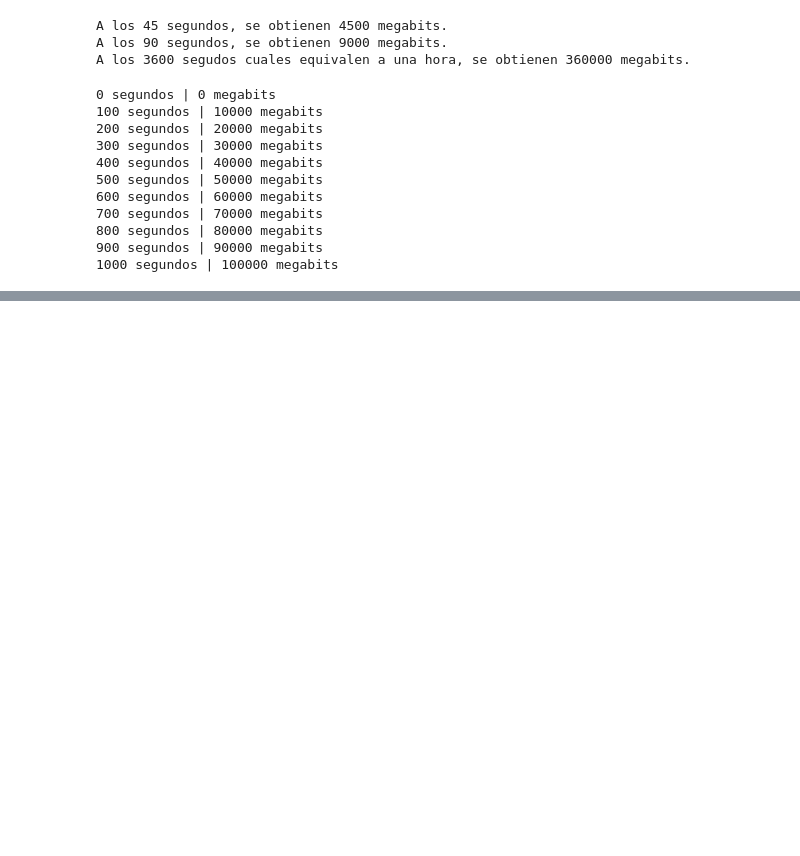
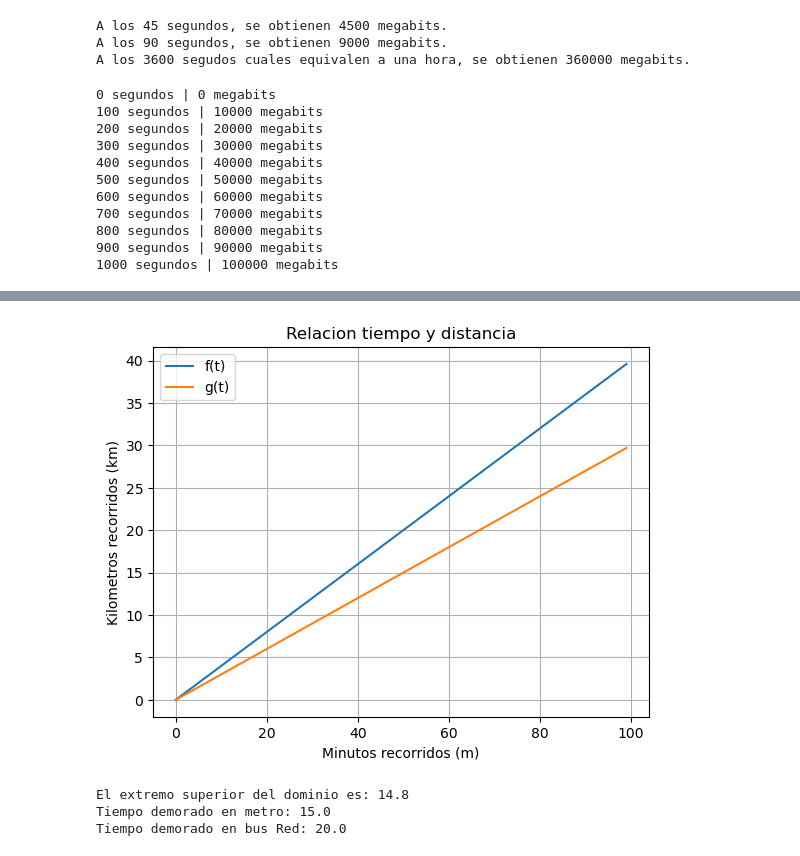
Before and after one commit to kak001/Jupyter, a Jupyter notebook: Funciones + Ejercicio Guia 1.ipynb, the cells around one changed output, grey strips where cells are left out. Saved outputs shown, nothing was run; the diff lists cells and outputs as text; code cells hidden in the pictures; blank space fills up the shorter version.

```diff
--- a/Funciones + Ejercicio Guia 1.ipynb
+++ b/Funciones + Ejercicio Guia 1.ipynb
@@ -58,0 +110,44 @@ tabla_datos()
+# %%
+#Ejercicio5
+
+import matplotlib.pyplot as plt
+import numpy as np
+
+
+def f(t):
+    return 0.4*t
+
+def g(t):
+    return 0.3*t
+
+# 1.
+#Grafico de tiempo y distancia entre metro de santiago y buses red
+
+t = np.arange(0, 100, 1)
+plt.plot(t, f(t), label = 'f(t)')
+plt.plot(t, g(t), label = 'g(t)')
+plt.title('Relacion tiempo y distancia')
+plt.ylabel('Kilometros recorridos (km)')
+plt.xlabel('Minutos recorridos (m)')
+plt.legend()
+plt.grid(True)
+plt.show()
+
+# 2.
+t = 1.2 * 9 + 0.5 * 8
+print(f"El extremo superior del dominio es: {t:.1f}")
+
+# 3.
+#El medio de transporte mas rapido es el metro de santiago, ya que a los mismos minutos transcurridos, el metro recorre mas distancia que los buses Red, siendo mas rapido
+
+# 4.
+time = 6 / 0.4
+time2 = 6 / 0.3
+
+print(f"Tiempo demorado en metro: {time:.1f}")
+print(f"Tiempo demorado en bus Red: {time2:.1f}")
+# %% [output]
+[figure, added]
+El extremo superior del dominio es: 14.8
+Tiempo demorado en metro: 15.0
+Tiempo demorado en bus Red: 20.0
```
Also changed, not shown: parts of 3 cells of this notebook.
